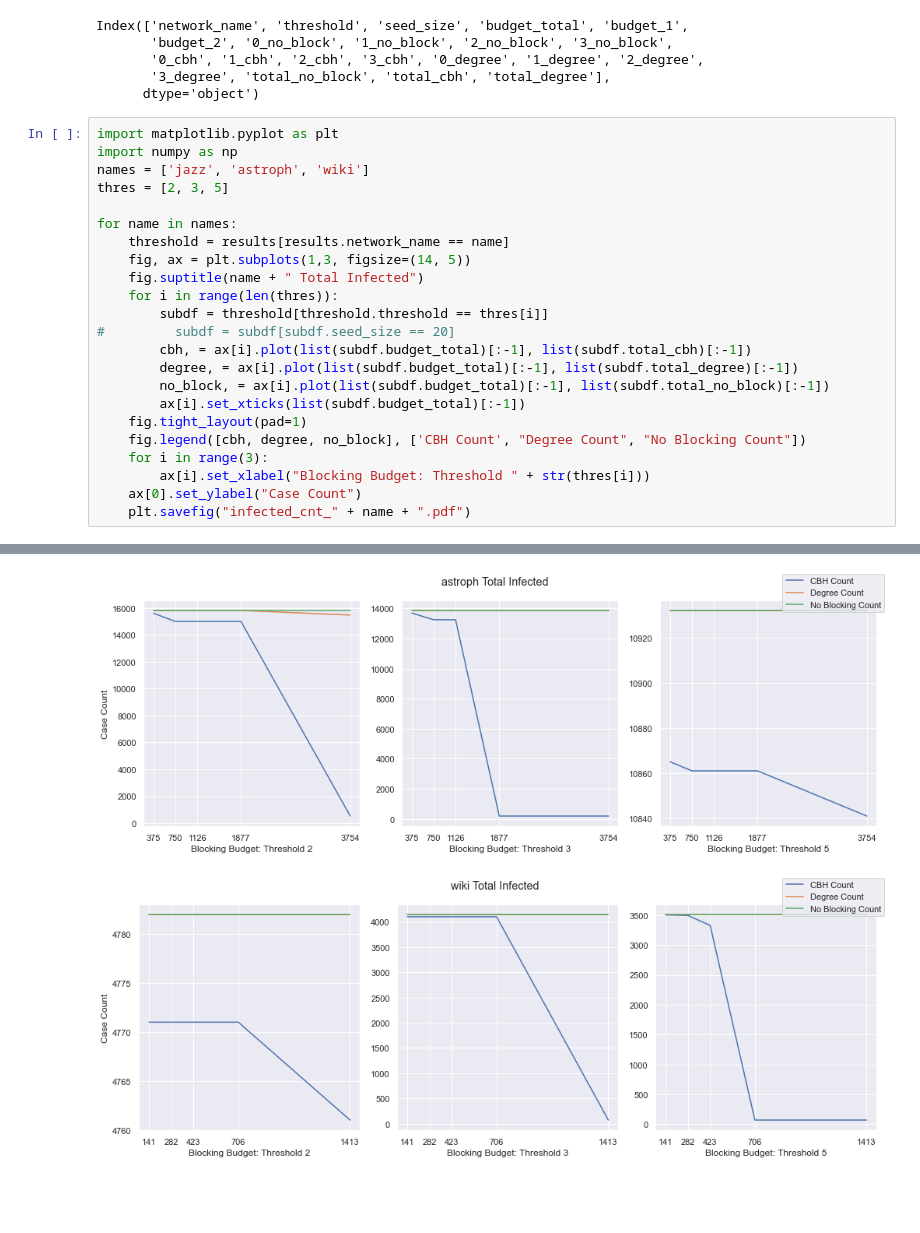
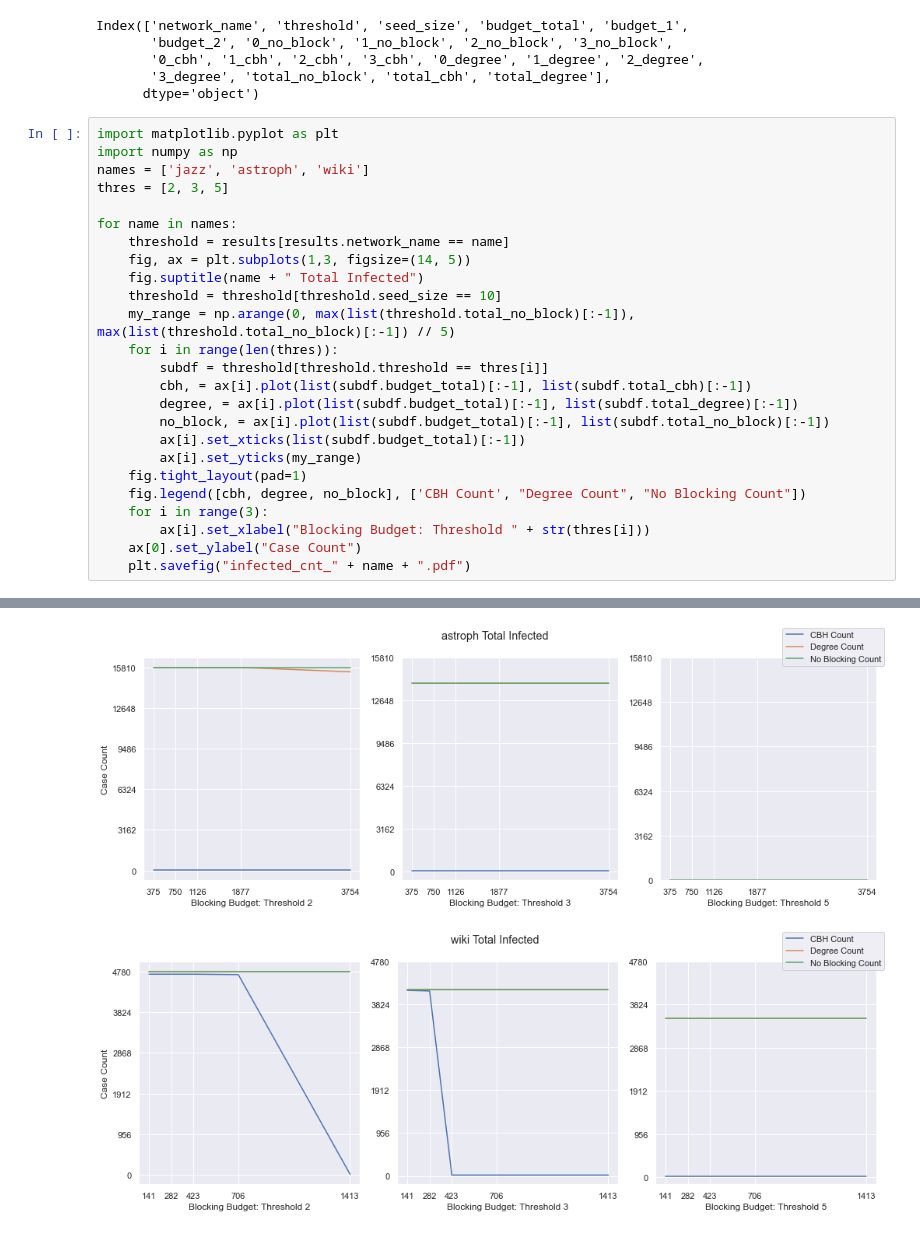
Before and after one commit to hcars/threshold_simulations_refactored, a Jupyter notebook: complex_net_proposal/experiment_results/analysis.ipynb, the cells around one changed output, grey strips where cells are left out. Saved outputs shown, nothing was run; the diff lists cells and outputs as text; blank space fills up the shorter version.

```diff
--- a/complex_net_proposal/experiment_results/analysis.ipynb
+++ b/complex_net_proposal/experiment_results/analysis.ipynb
@@ -23,13 +23,15 @@ for name in names:
     threshold = results[results.network_name == name]
     fig, ax = plt.subplots(1,3, figsize=(14, 5))
     fig.suptitle(name + " Total Infected")
+    threshold = threshold[threshold.seed_size == 10]
+    my_range = np.arange(0, max(list(threshold.total_no_block)[:-1]), max(list(threshold.total_no_block)[:-1]) // 5)
     for i in range(len(thres)):
         subdf = threshold[threshold.threshold == thres[i]]
-#         subdf = subdf[subdf.seed_size == 20]
         cbh, = ax[i].plot(list(subdf.budget_total)[:-1], list(subdf.total_cbh)[:-1])
         degree, = ax[i].plot(list(subdf.budget_total)[:-1], list(subdf.total_degree)[:-1])
         no_block, = ax[i].plot(list(subdf.budget_total)[:-1], list(subdf.total_no_block)[:-1])
         ax[i].set_xticks(list(subdf.budget_total)[:-1])
+        ax[i].set_yticks(my_range)
     fig.tight_layout(pad=1)
     fig.legend([cbh, degree, no_block], ['CBH Count', "Degree Count", "No Blocking Count"])
     for i in range(3):
@@ -41,2 +43,2 @@ for name in names:
-[figure, old version]
+[figure, new version]
-[figure, old version]
+[figure, new version]
```
Also changed, not shown: parts of 2 cells of this notebook, 4 other files.
